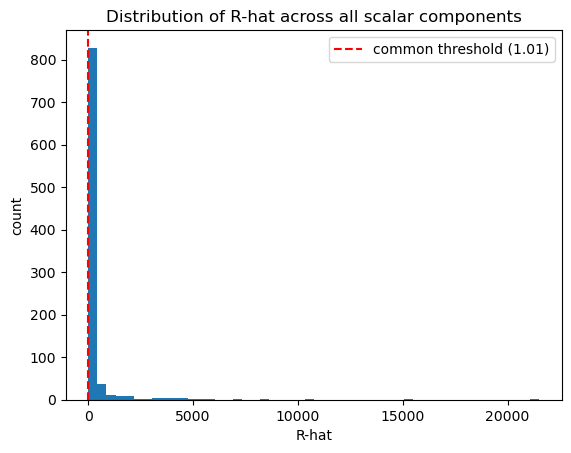
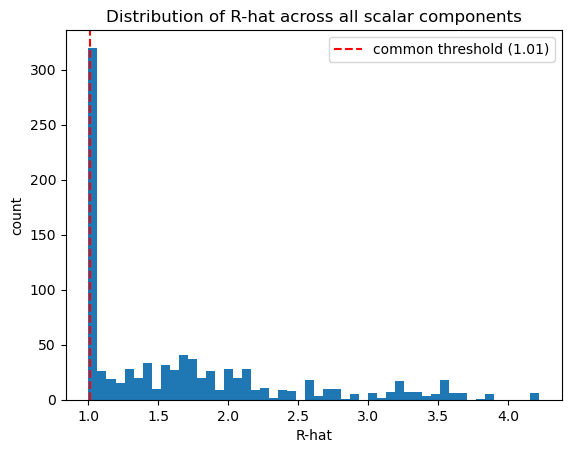
Unified diff of the notebook cell whose output changed from the first chart to the second:
--- before
+++ after
@@ -1,3 +1,3 @@
-plt.hist(ess, bins=50)
+plt.hist(rhat, bins=50)
 plt.axvline(1.01, color='red', linestyle='--', label='common threshold (1.01)')
 plt.xlabel('R-hat')

Commit: need to run gibbs for longer, hopefully will converge